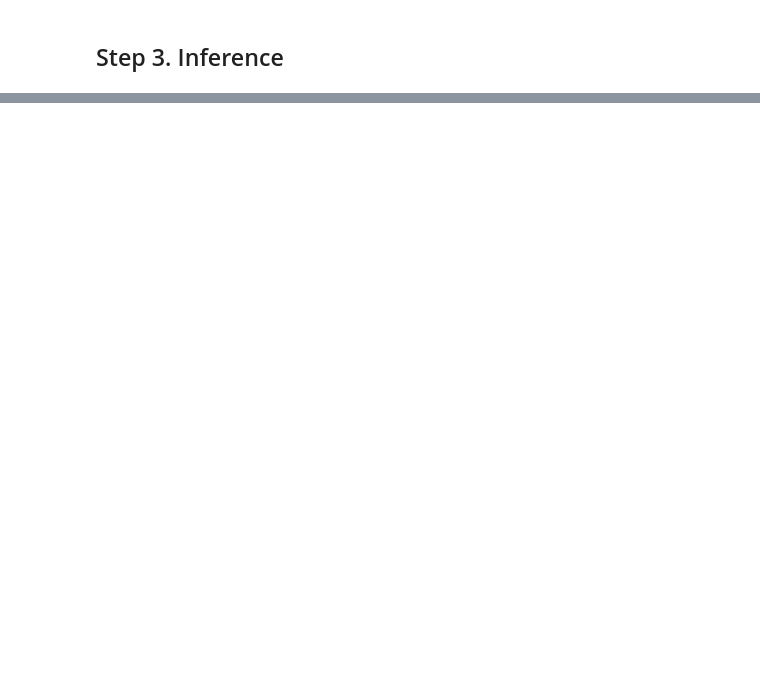
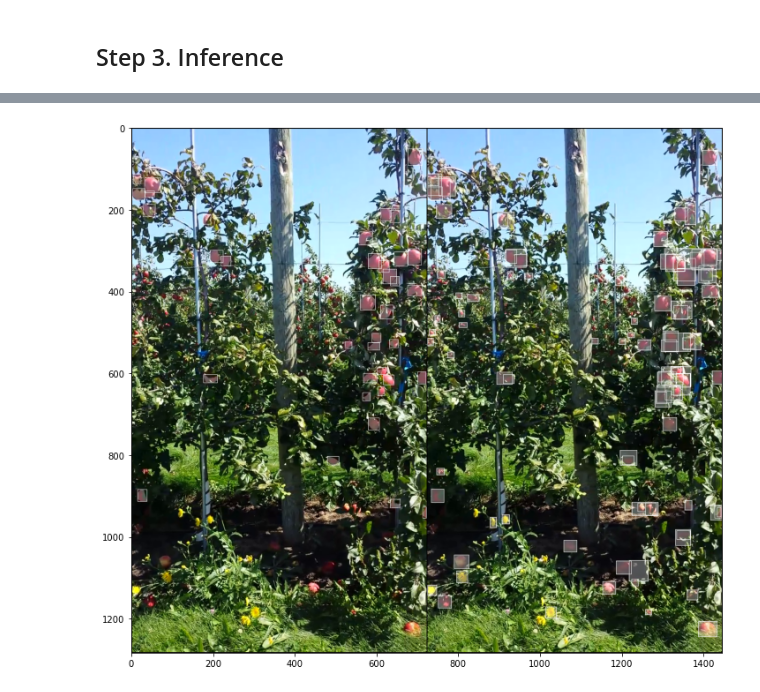
Before and after one commit to seeM/ai-playground, a Jupyter notebook: object-detection/00_torch.ipynb, the cells around one changed output, grey strips where cells are left out. Drawn from its saved outputs; the diff is of its cells as text; code cells hidden in the pictures; blank space fills up the shorter version.

```diff
--- a/object-detection/00_torch.ipynb
+++ b/object-detection/00_torch.ipynb
@@ -210,5 +285,4 @@ for epoch in range(num_epochs):
 # %%
-img, _ = dataset_test[0]
-model.eval()
+img, target = dataset_test[0]
 with torch.no_grad():
-    prediction = model([img.to(device)])
+    [prediction] = inference_model([img.to(device)])
@@ -218,0 +291,10 @@ Image.fromarray(prediction[0]['masks'][0, 0].mul(255).byte().cpu().numpy())
+# %%
+grid = make_grid(
+    [
+        draw_seg(img, target),
+        draw_seg(img, prediction)
+    ]
+)
+show(grid)
+# %% [output]
+[figure, added]
```
Also changed, not shown: parts of 16 cells of this notebook, 1 other file.
